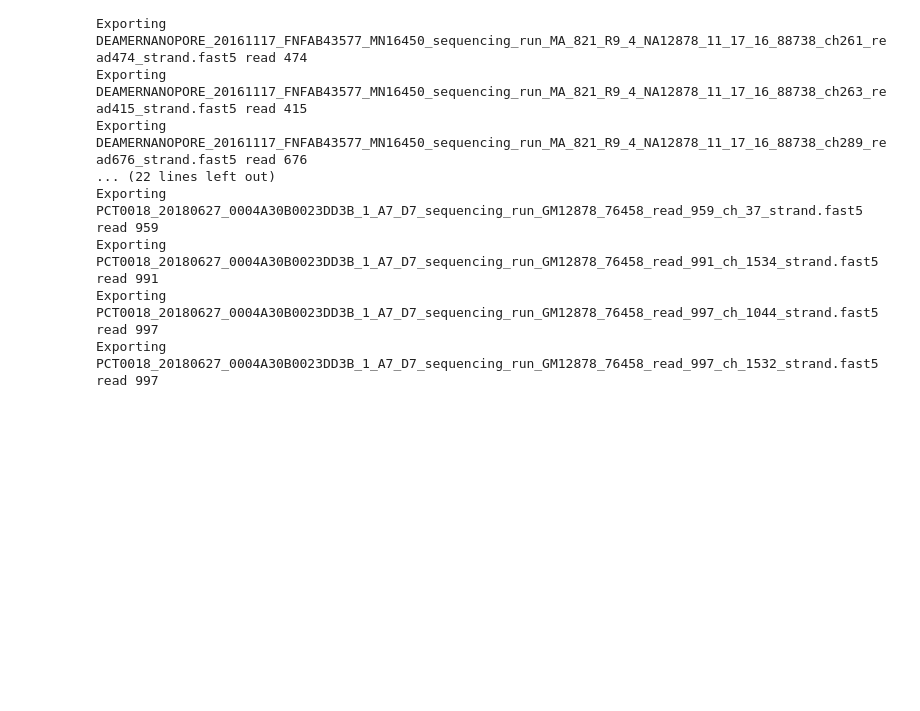
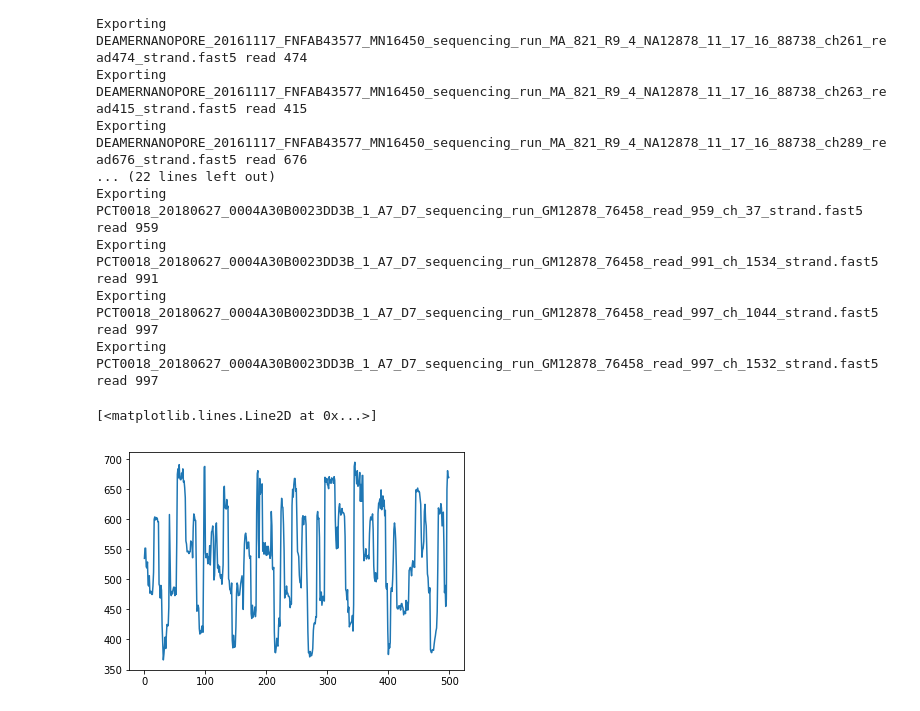
Before and after one commit to rcurrie/notebooks, a Jupyter notebook: nanopore.ipynb, the cells around one changed output. Drawn from its saved outputs; the diff is of its cells as text; code cells hidden in the pictures; blank space fills up the shorter version.

```diff
--- a/nanopore.ipynb
+++ b/nanopore.ipynb
@@ -106,3 +121,11 @@ Exporting PCT0018_20180627_0004A30B0023DD3B_1_A7_D7_sequencing_run_GM12878_76458
 Exporting PCT0018_20180627_0004A30B0023DD3B_1_A7_D7_sequencing_run_GM12878_76458_read_991_ch_1534_strand.fast5 read 991
 Exporting PCT0018_20180627_0004A30B0023DD3B_1_A7_D7_sequencing_run_GM12878_76458_read_997_ch_1044_strand.fast5 read 997
 Exporting PCT0018_20180627_0004A30B0023DD3B_1_A7_D7_sequencing_run_GM12878_76458_read_997_ch_1532_strand.fast5 read 997
+# %%
+# Plot the wav to make sure its identical
+from scipy.io import wavfile
+fs, data = wavfile.read(f"{files[0].split('.')[0]}_41.wav")
+plt.plot(range(500), data[3000:3500])
+# %% [output]
+[<matplotlib.lines.Line2D at 0x...>]
+[figure, added]
```
Also changed, not shown: parts of 5 cells of this notebook, 1 other file.
